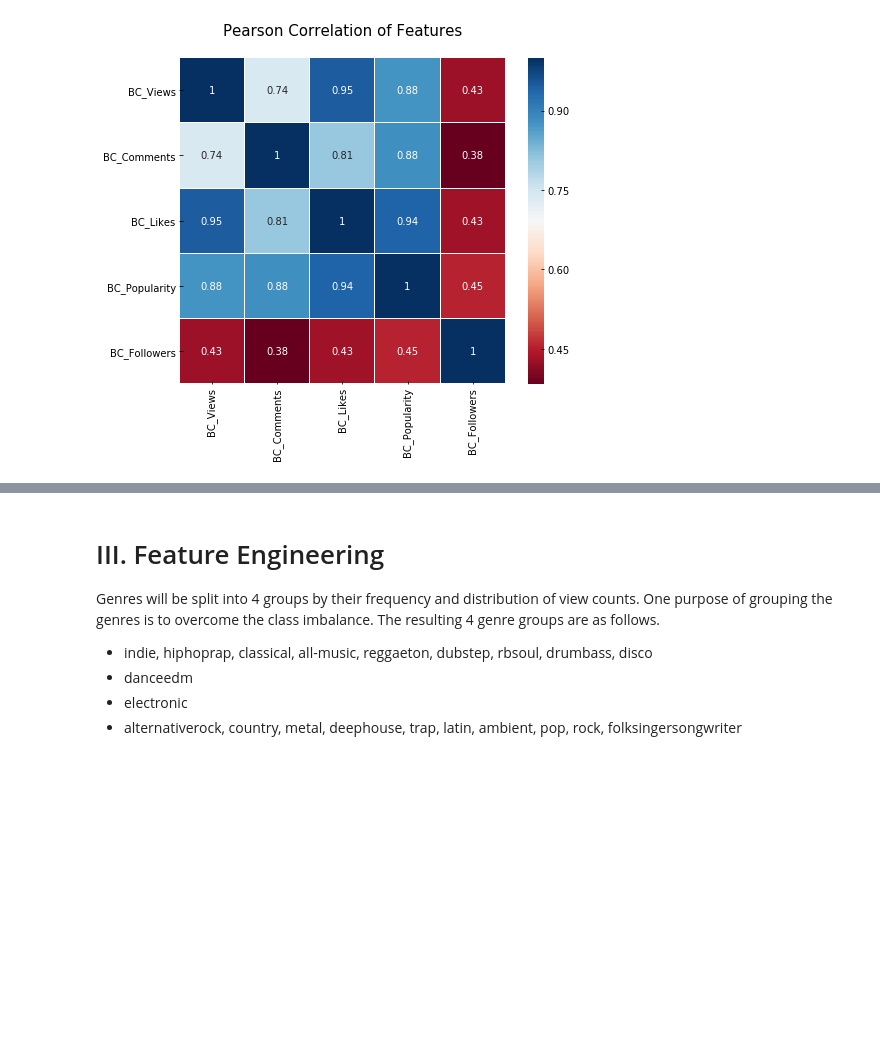
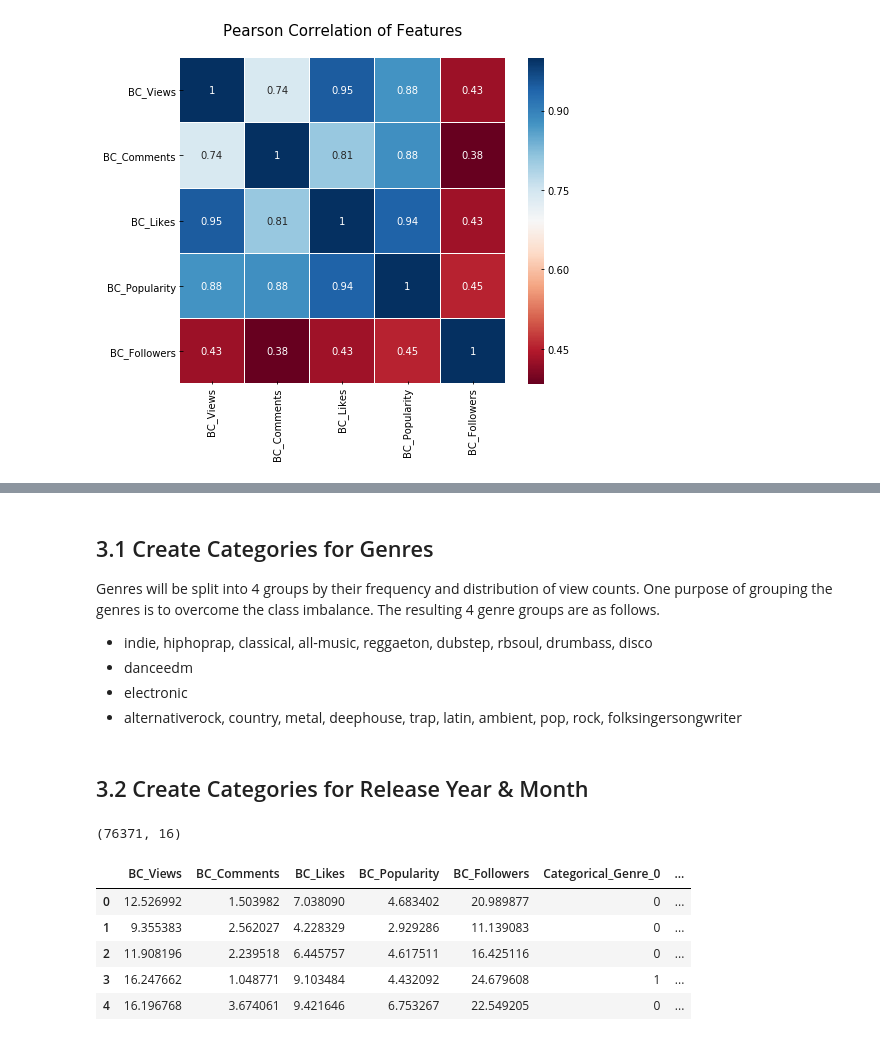
Before and after one commit to Shenghao1993/songs-popularity-prediction, a Jupyter notebook: 1.0-wsh-exploratory-data-analysis.ipynb, the cells around one changed output, grey strips where cells are left out. Drawn from its saved outputs; the diff is of its cells as text; code cells hidden in the pictures; blank space fills up the shorter version.

Commit message:
Create categorical features for genres, release year & month

```diff
--- a/1.0-wsh-exploratory-data-analysis.ipynb
+++ b/1.0-wsh-exploratory-data-analysis.ipynb
@@ -303,5 +304,9 @@ memory usage: 10.8+ MB
+# %%
+train_df_outliers_removed = train_df[train_df['BC_Views'] / train_df['BC_Likes'] < 10]
+print(train_df_outliers_removed.shape)
+train_df_outliers_removed.head()
 # %% [markdown]
-# III. Feature Engineering
+## 3.1 Create Categories for Genres
 Genres will be split into 4 groups by their frequency and distribution of view counts. One purpose of grouping the genres is to overcome the class imbalance. The resulting 4 genre groups are as follows.
 <ul>
     <li>indie, hiphoprap, classical, all-music, reggaeton, dubstep, rbsoul, drumbass, disco</li>
@@ -309,3 +314,42 @@ Genres will be split into 4 groups by their frequency and distribution of view c
     <li>electronic</li>
     <li>alternativerock, country, metal, deephouse, trap, latin, ambient, pop, rock, folksingersongwriter</li>
 </ul>
+# %%
+group0 = ['indie', 'hiphoprap', 'classical', 'all-music', 'reggaeton', 'dubstep', 'rbsoul', 'drumbass', 'disco']
+group3 = ['alternativerock', 'country', 'metal', 'deephouse', 'trap',
+          'latin', 'ambient', 'pop', 'rock', 'folksingersongwriter']
+train_df_outliers_removed.loc[train_df_outliers_removed['Genre'].isin(group0), 'Categorical_Genre'] = 0
+train_df_outliers_removed.loc[train_df_outliers_removed['Genre'] == 'danceedm', 'Categorical_Genre'] = 1
+train_df_outliers_removed.loc[train_df_outliers_removed['Genre'] == 'electronic', 'Categorical_Genre'] = 2
+train_df_outliers_removed.loc[train_df_outliers_removed['Genre'].isin(group3), 'Categorical_Genre'] = 3
+# %% [markdown]
+## 3.2 Create Categories for Release Year & Month
+# %%
+train_df_outliers_removed.loc[train_df_outliers_removed['Release_Year'] < 2016, 'Categorical_Year'] = 0
+train_df_outliers_removed.loc[train_df_outliers_removed['Release_Year'].isin([2016, 2017]), 'Categorical_Year'] = 1
+train_df_outliers_removed.loc[train_df_outliers_removed['Release_Year'] > 2017, 'Categorical_Year'] = 2
+train_df_outliers_removed.loc[train_df_outliers_removed['Release_Month'].isin([12, 1, 2]), 'Categorical_Month'] = 0
+train_df_outliers_removed.loc[train_df_outliers_removed['Release_Month'].isin([3, 4, 5]), 'Categorical_Month'] = 1
+train_df_outliers_removed.loc[train_df_outliers_removed['Release_Month'].isin([6, 7, 8]), 'Categorical_Month'] = 2
+train_df_outliers_removed.loc[train_df_outliers_removed['Release_Month'].isin([9, 10, 11]), 'Categorical_Month'] = 3
+
+cols_to_drop = ['Unique_ID', 'Name', 'Genre', 'Country', 'Song_Name', 'Timestamp',
+                'Views', 'Comments', 'Likes', 'Popularity', 'Followers', 'Release_Year', 'Release_Month']
+train_df_outliers_removed.drop(columns=cols_to_drop, inplace=True)
+train_df_outliers_removed['Categorical_Genre'] = train_df_outliers_removed['Categorical_Genre'].astype(int)
+train_df_outliers_removed['Categorical_Year'] = train_df_outliers_removed['Categorical_Year'].astype(int)
+train_df_outliers_removed['Categorical_Month'] = train_df_outliers_removed['Categorical_Month'].astype(int)
+train_df_outliers_removed.head()
+# %%
+encoded_train_df = pd.get_dummies(train_df_outliers_removed,
+                                  columns=['Categorical_Genre', 'Categorical_Year', 'Categorical_Month'])
+print(encoded_train_df.shape)
+encoded_train_df.head()
+# %% [output]
+(76371, 16)
+|  | BC_Views | BC_Comments | BC_Likes | BC_Popularity | BC_Followers | Categorical_Genre_0 | ... |
+| 0 | 12.526992 | 1.503982 | 7.038090 | 4.683402 | 20.989877 | 0 | ... |
+| 1 | 9.355383 | 2.562027 | 4.228329 | 2.929286 | 11.139083 | 0 | ... |
+| 2 | 11.908196 | 2.239518 | 6.445757 | 4.617511 | 16.425116 | 0 | ... |
+| 3 | 16.247662 | 1.048771 | 9.103484 | 4.432092 | 24.679608 | 1 | ... |
+| 4 | 16.196768 | 3.674061 | 9.421646 | 6.753267 | 22.549205 | 0 | ... |
```
Also changed, not shown: parts of 11 cells of this notebook, 1 other file.
